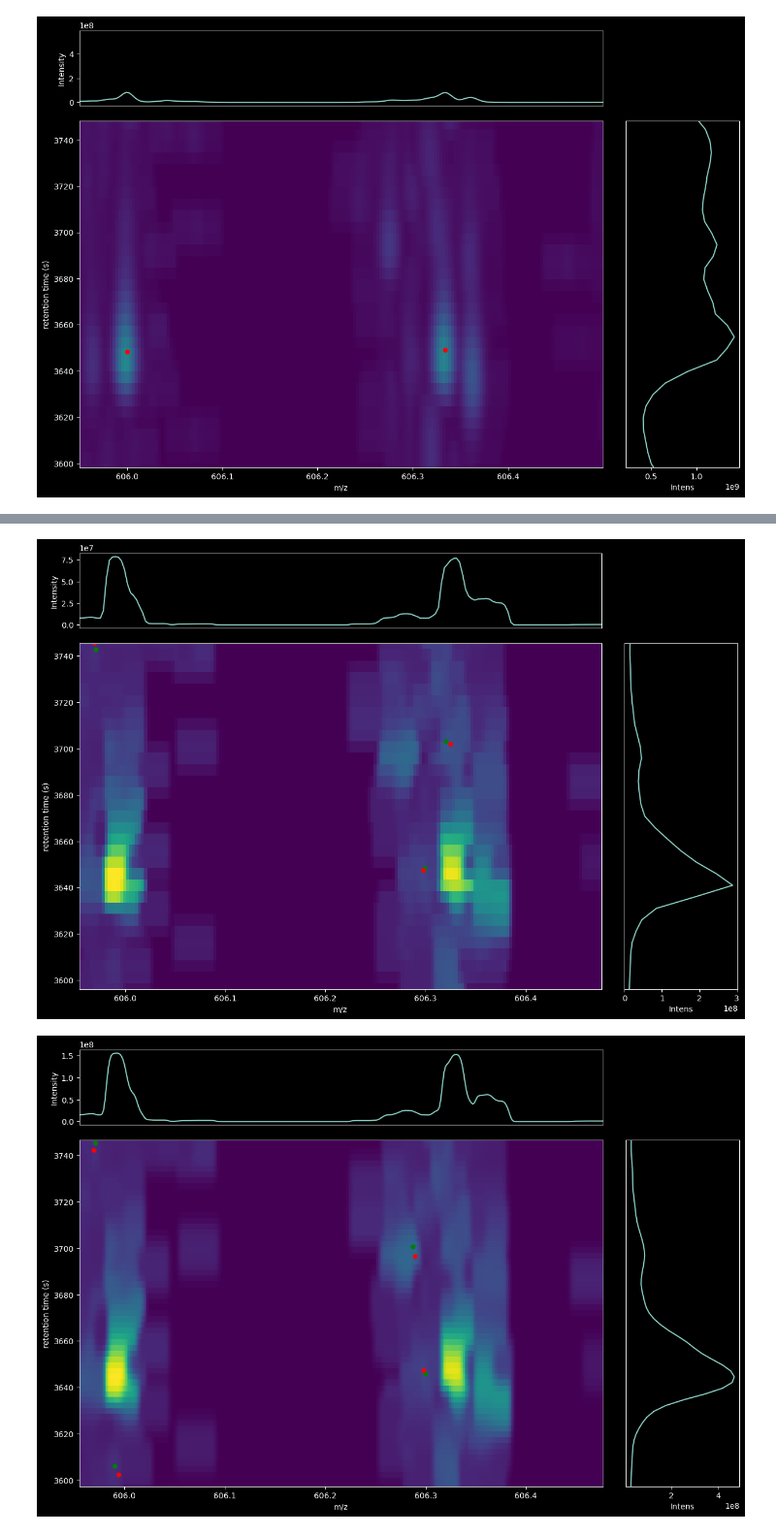
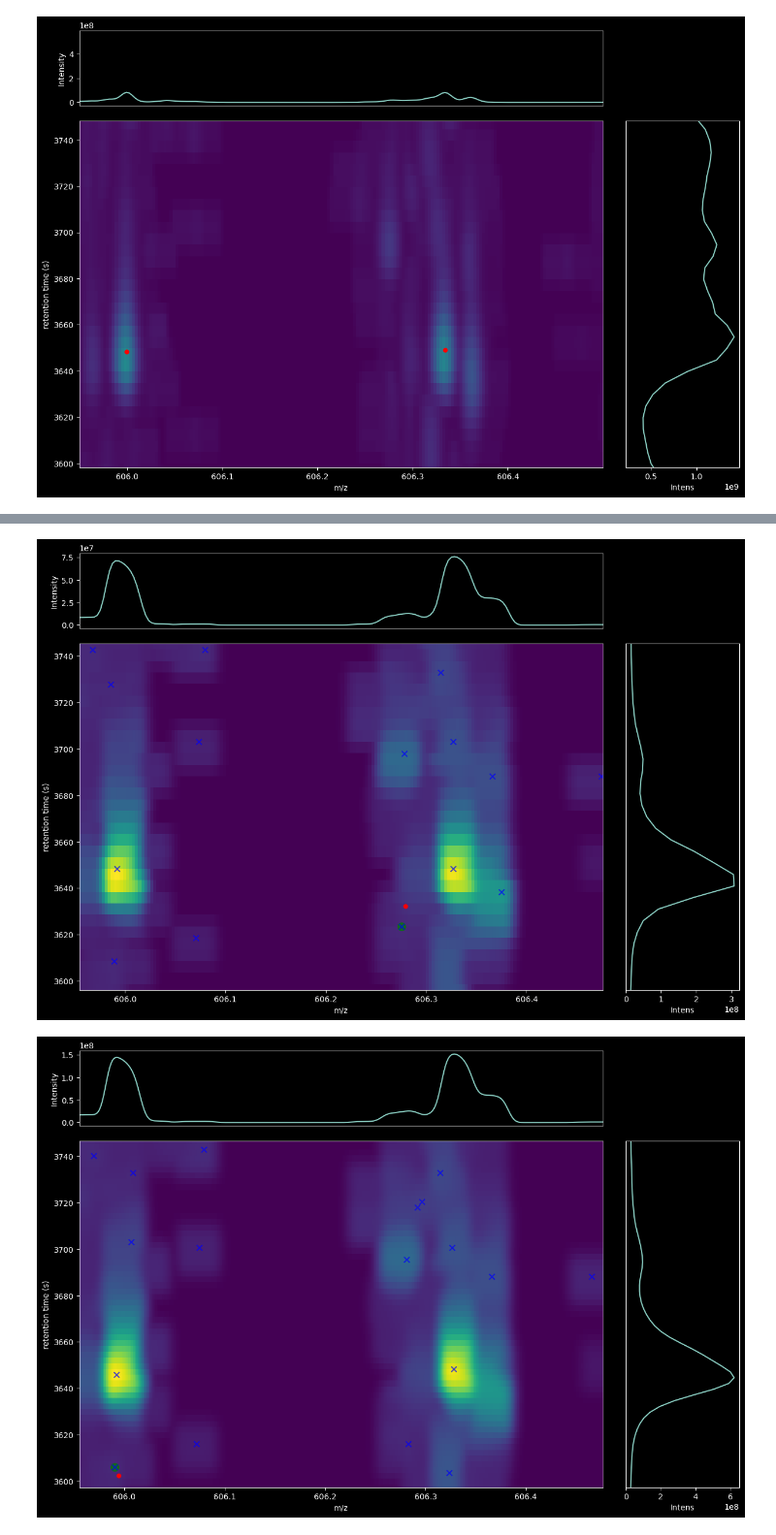
Before and after one commit to PASTAQ-MS/PASTAQ, a Jupyter notebook: examples/pastaqExamples.ipynb, the cells around one changed output, grey strips where cells are left out. Shown at 97% size. Drawn from its saved outputs; the diff is of its cells as text; code cells hidden in the pictures.

```diff
--- a/examples/pastaqExamples.ipynb
+++ b/examples/pastaqExamples.ipynb
@@ -34,7 +15,7 @@ import matplotlib.pyplot as plt
 from helpers import interpolate_values, find_closest_peak, plot_gaussian, plot_msSpectra, plot_meshPeaks, plot_meshRawPeaks
 
 # file name and location of the example files
-sample_data_dir = './data/Orbitrap/' #./data/SmallExampleData_DDA/
+sample_data_dir = '/mnt/f/oldPC_Backup/DDrive/data/projects/2024/pastaqTesting/pastaqTutorial/examples/' #./data/SmallExampleData_DDA/
 exampleFile1 = sample_data_dir + '3_1_extract_3400_4100_590_615.mzML'
 exampleFile2 = sample_data_dir + '3_2_extract_3400_4100_590_615.mzML'
 exampleFile1c = sample_data_dir + '3_1_extract_3400_4100_590_615_c.mzML'
@@ -389,7 +389,7 @@ for i in range(0,len(lcmsData1r.scans),1):
 print(len(rawData[0]), len(rawData[1]), len(rawData[2]))
 
 for i in range(len(smoothParam)):
-    plot_meshRawPeaks(grid1r[i], rawData, peaks1r[i])
+    plot_meshRawPeaks(grid1r[i], rawData, peaks1r[i], localMax1r[i])
 # %% [output]
 Retention time of the scan 15 :  3609.7911
 5501 5501 5501
@@ -434,0 +398,25 @@ print(len(rawDatac[0]), len(rawDatac[1]), len(rawDatac[2]))
+# %%
+# Rereading the file with the mz and rt range zoomed to a peak area
+lcmsData1rc = pq.read_mzml(input_file = exampleFile1c, min_mz = peaks1[peak1Idx].fitted_mz-mzm, max_mz = peaks1[peak1Idx].fitted_mz+mzp, min_rt = peaks1[peak1Idx].fitted_rt-rtm, max_rt = peaks1[peak1Idx].fitted_rt+rtp, instrument_type = 'ORBITRAP', resolution_ms1 = 70000, resolution_msn = 17500, reference_mz = 200, fwhm_rt = avg_fwhm_rt, polarity = '+', ms_level = 1)
+
+rawDatac =[[], [], []] # RT, mz, Intensity
+for i in range(0,len(lcmsData1rc.scans),1):
+    rawDatac[0] = rawDatac[0] + [lcmsData1rc.scans[i].retention_time] * (lcmsData1rc.scans[i].num_points)
+    rawDatac[1] = rawDatac[1] + lcmsData1rc.scans[i].mz
+    rawDatac[2] = rawDatac[2] + [m.sqrt(x) for x in lcmsData1rc.scans[i].intensity]
+print(len(rawDatac[0]), len(rawDatac[1]), len(rawDatac[2]))
+
+# resampling with 10 sampling points per peak
+grid1rc, peaks1rc, localMax1rc = [], [], []
+
+for i in range(len(smoothParam)):
+    grid1rc.append(pq.resample(lcmsData1rc, smoothParam[i][0], smoothParam[i][1], smoothParam[i][2], smoothParam[i][3])) #num_samples_mz, num_samples_rt, smoothing_coefficient_mz, smoothing_coefficient_rt
+    peaks1rc.append(pq.find_peaks(lcmsData1rc, grid1rc[i], params['max_peaks']))
+    localMax1rc.append(pq.find_local_maxima(grid1rc[i]))
+    print(smoothParam)
+    print(len(peaks1r[i]), peaks1r[i])
+    print(len(peaks1rc[i]), peaks1rc[i])
+    plot_meshPeaks(grid1rc[i], peaks1rc[i], localMax1rc[i])
+
+for i in range(len(smoothParam)):
+    plot_meshRawPeaks(grid1rc[i], rawDatac, peaks1rc[i], localMax1rc[i])
@@ -435,15 +435,19 @@ print(len(rawDatac[0]), len(rawDatac[1]), len(rawDatac[2]))
 # %%
-#rawDatac[0]
 # resampling with 10 sampling points per peak
-grid1rc, peaks1rc = [], []
+grid1rc, peaks1rc, localMax1rc = [], [], []
+mzSmoothFactor = 2.5
 
 for i in range(len(smoothParam)):
-    grid1rc.append(pq.resample(lcmsData1rc, smoothParam[i][0], smoothParam[i][1], smoothParam[i][2], smoothParam[i][3])) #num_samples_mz, num_samples_rt, smoothing_coefficient_mz, smoothing_coefficient_rt
+    grid1rc.append(pq.resample(lcmsData1rc, smoothParam[i][0], smoothParam[i][1], smoothParam[i][2]*mzSmoothFactor, smoothParam[i][3])) #num_samples_mz, num_samples_rt, smoothing_coefficient_mz, smoothing_coefficient_rt
     peaks1rc.append(pq.find_peaks(lcmsData1rc, grid1rc[i], params['max_peaks']))
+    localMax1rc.append(pq.find_local_maxima(grid1rc[i]))
     print(smoothParam)
     print(len(peaks1r[i]), peaks1r[i])
     print(len(peaks1rc[i]), peaks1rc[i])
-    plot_meshPeaks(grid1rc[i], peaks1rc[i])
+    plot_meshPeaks(grid1rc[i], peaks1rc[i], localMax1rc[i])
+
+for i in range(len(smoothParam)):
+    plot_meshRawPeaks(grid1rc[i], rawDatac, peaks1rc[i], localMax1rc[i])
 # %% [output]
 [[5, 5, 0.4, 0.4], [10, 10, 0.4, 0.4]]
 14 [Peak <id: 0, local_max_mz: 606.001192, local_max_rt: 3648.341180, local_max_height: 11153871.858379, fitted_height: 15457606.136873, fitted_mz: 605.999697, fitted_rt: 3648.167246, fitted_sigma_mz: ...
@@ -454,2 +458,2 @@ for i in range(len(smoothParam)):
-[figure, old version]
+[figure, new version]
-[figure, old version]
+[figure, new version]
```
Also changed, not shown: parts of 18 cells of this notebook.
